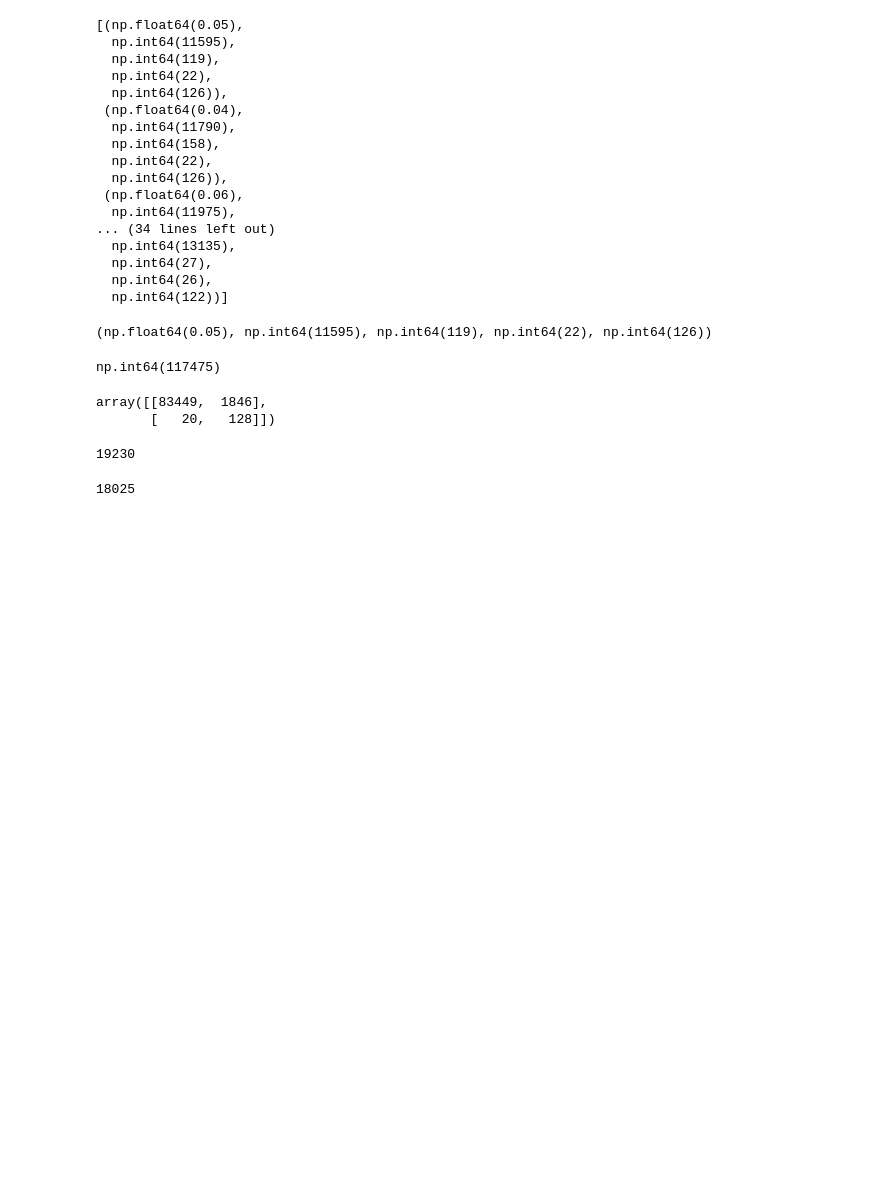
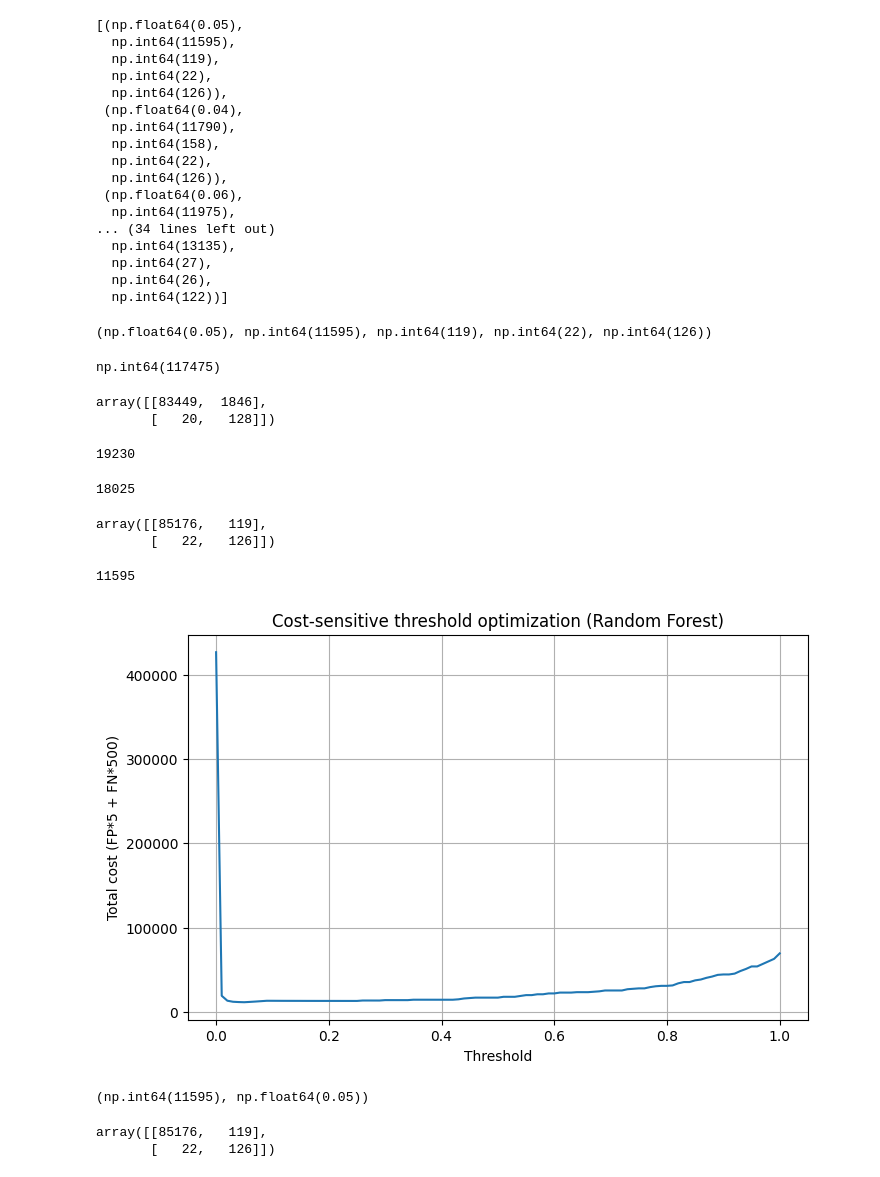
Before and after one commit to Mahmudasief/aml-false-positive-reduction-hitl, a Jupyter notebook: notebooks/02_baseline_models.ipynb, the cells around one changed output. Cells and saved outputs as stored; diff of their text form; code cells hidden in the pictures; blank space fills up the shorter version.

```diff
--- a/notebooks/02_baseline_models.ipynb
+++ b/notebooks/02_baseline_models.ipynb
@@ -221,3 +221,76 @@ total_cost_base = FP_base * cost_fp + FN_base * cost_fn
 total_cost_base
 # %% [output]
 18025
+# %%
+best_threshold = 0.05
+
+y_pred_best = (y_prob_rf >= best_threshold).astype(int)
+
+from sklearn.metrics import confusion_matrix, classification_report
+
+confusion_matrix(y_test, y_pred_best)
+# %% [output]
+array([[85176,   119],
+       [   22,   126]])
+# %%
+FP = 119
+FN = 22
+
+cost_fp = 5
+cost_fn = 500
+
+total_cost_best = FP * cost_fp + FN * cost_fn
+total_cost_best
+# %% [output]
+11595
+# %%
+import numpy as np
+import matplotlib.pyplot as plt
+from sklearn.metrics import confusion_matrix
+
+cost_fp = 5
+cost_fn = 500
+
+thresholds = np.linspace(0, 1, 101)
+costs = []
+fps = []
+fns = []
+
+for t in thresholds:
+    y_pred_t = (y_prob_rf >= t).astype(int)
+    tn, fp, fn, tp = confusion_matrix(y_test, y_pred_t).ravel()
+    total_cost = fp * cost_fp + fn * cost_fn
+    costs.append(total_cost)
+    fps.append(fp)
+    fns.append(fn)
+
+plt.figure(figsize=(8,5))
+plt.plot(thresholds, costs)
+plt.xlabel("Threshold")
+plt.ylabel("Total cost (FP*5 + FN*500)")
+plt.title("Cost-sensitive threshold optimization (Random Forest)")
+plt.grid(True)
+
+plt.savefig("/content/cost_vs_threshold_rf.png", dpi=150, bbox_inches="tight")
+plt.show()
+# %% [output]
+[figure, added]
+# %%
+# Find optimal threshold numerically
+min_cost = min(costs)
+optimal_threshold = thresholds[np.argmin(costs)]
+
+min_cost, optimal_threshold
+# %% [output]
+(np.int64(11595), np.float64(0.05))
+# %%
+from sklearn.metrics import confusion_matrix
+
+t = 0.05
+y_pred_t = (y_prob_rf >= t).astype(int)
+
+cm = confusion_matrix(y_test, y_pred_t)
+cm
+# %% [output]
+array([[85176,   119],
+       [   22,   126]])
```
Also changed, not shown: parts of 3 cells of this notebook.
